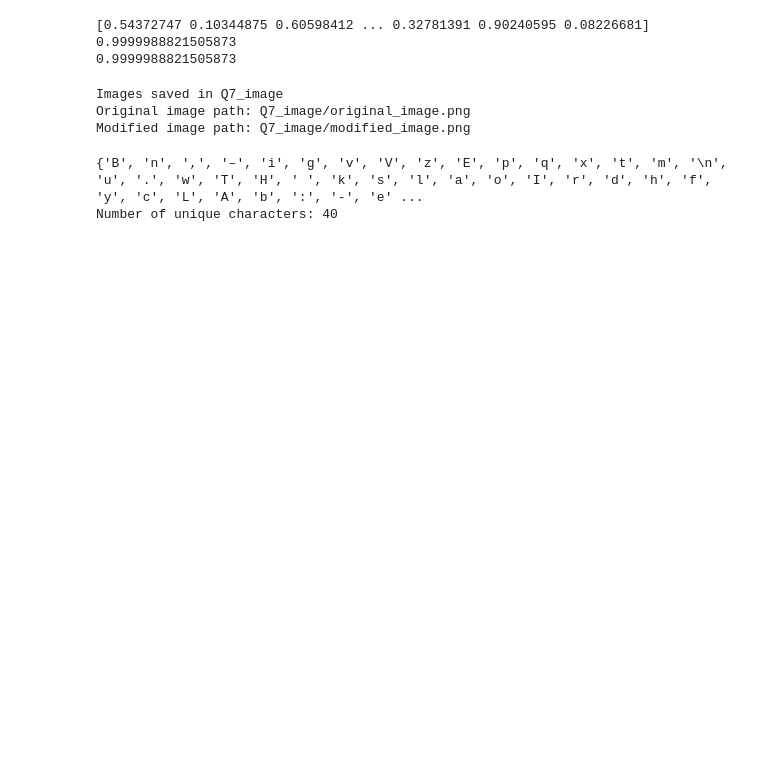
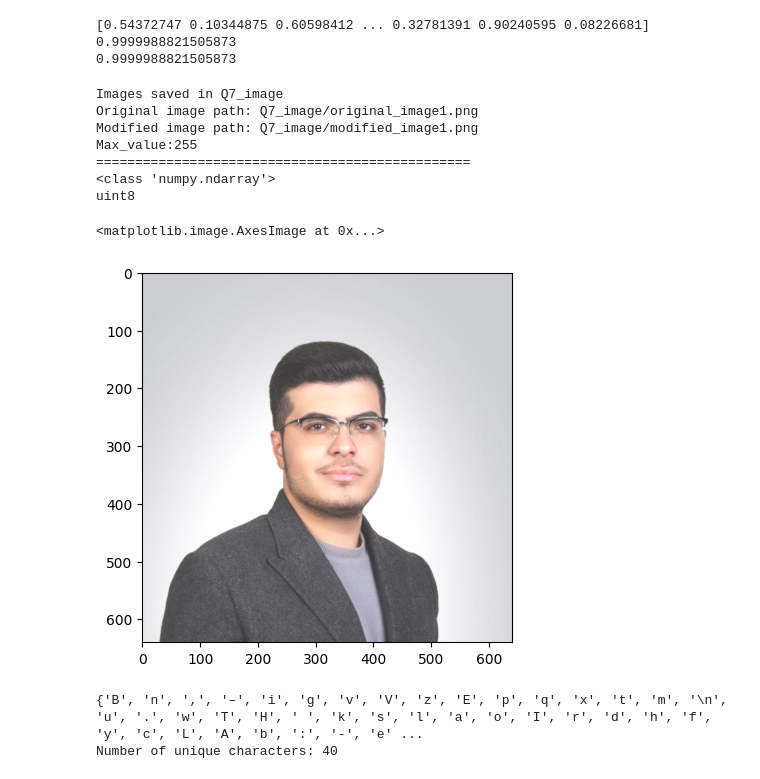
Before and after one commit to AmirParsaRabiei/ML-EXERCISES, a Jupyter notebook: 0.ipynb, the cells around one changed output. Cells and saved outputs as stored; diff of their text form; code cells hidden in the pictures; blank space fills up the shorter version.

```diff
--- a/0.ipynb
+++ b/0.ipynb
@@ -184,6 +221,9 @@ print(np.max(arr))
  یک عکس دلخواه لود کنید، تمام خانه های آن را به عالوه 10 کنید و ذخیره کنید. عکس نهایی و عکس اولیه را در پوشه تمرین بزارید و
 ارسال کنید
 """
+
+# 1st method | np.clip
+
 from PIL import Image
 import numpy as np
 import os
@@ -196,40 +236,91 @@ def load_and_modify_image(image_path, output_folder):
     # Convert image to numpy array
     data = np.array(img)
 
+    # Convert data type to int32 to handle addition without overflow
+    data = data.astype('int32')
+
     # Add 10 to each pixel. Since pixel values must be in [0,255], we clamp them using np.clip
-    modified_data = np.clip(data + 10, 0, 255)
+    modified_data = np.clip(data + 50, 0, 255)
+    # inam mishod nevesht :
+
+    # Add 50 to each pixel
+    # modified_data = data + 50
+
+    # Identify pixels that exceed 255 and set them to 255
+    # modified_data[modified_data > 255] = 255
+
+    # Convert data type back to uint8
+    modified_data = modified_data.astype('uint8')
 
     # Convert numpy array back to image
-    modified_img = Image.fromarray(modified_data.astype('uint8'), 'RGB')
+    modified_img = Image.fromarray(modified_data, 'RGB')
+
+    # checking the maximum value
+    max_value = np.max(np.array(modified_data))
 
     # Define file paths
-    original_image_path = os.path.join(output_folder, 'original_image.png')
-    modified_image_path = os.path.join(output_folder, 'modified_image.png')
+    original_image_path = os.path.join(output_folder, 'original_image1.png')
+    modified_image_path = os.path.join(output_folder, 'modified_image1.png')
 
     # Save the original image
     img.save(original_image_path)
 
     # Save the modified image
     modified_img.save(modified_image_path)
 
     print(f"Images saved in {output_folder}")
     print("Original image path:", original_image_path)
     print("Modified image path:", modified_image_path)
+    print(f"Max_value:{max_value}")
 
 # Specify the image path and output folder
-image_path = 'tmpcxba3tn4-min.png'  # Update this path to your image's path
+image_path = 'photo_2022-12-20_07-35-10.jpg'  # Update this path to your image's path
 output_folder = 'Q7_image'  # Define or update output directory
 
 # Create output directory if it doesn't exist
 if not os.path.exists(output_folder):
     os.makedirs(output_folder)
 
 # Call the function
 load_and_modify_image(image_path, output_folder)
+
+
+print('================================================')
+
+
+# 2nd method | just adding to plt.imgshow(img +10)
+
+import matplotlib.pyplot as plt
+
+img = plt.imread('photo_2022-12-20_07-35-10.jpg')
+print(type(img))
+print(img.dtype)
+# code zir rang haro kharab mikone vali code
+plt.imshow(img+50)
+
+# 3nd method | add astype and cliping
+
+img2 = plt.imread('photo_2022-12-20_07-35-10.jpg')
+
+# int 32 mikonam ke ba increase 50 pixeli, value ham ja beshe bedone overflow(ke taghir rang bede)
+img2 = img2.astype('int32') + 50
+
+# img2[img2>255] miad har pixeli bozorg tar az 255 true barmigardone va badesh == ba 255 mikonam
+img2[img2>255] = 255
+
+img2 = img2.astype('uint8')
+
+plt.imshow(img2)
 # %% [output]
 Images saved in Q7_image
-Original image path: Q7_image/original_image.png
-Modified image path: Q7_image/modified_image.png
+Original image path: Q7_image/original_image1.png
+Modified image path: Q7_image/modified_image1.png
+Max_value:255
+================================================
+<class 'numpy.ndarray'>
+uint8
+<matplotlib.image.AxesImage at 0x...>
+[figure, added]
 # %%
 """
 سوال 8(
```
Also changed, not shown: parts of 4 cells of this notebook, 3 other files.
